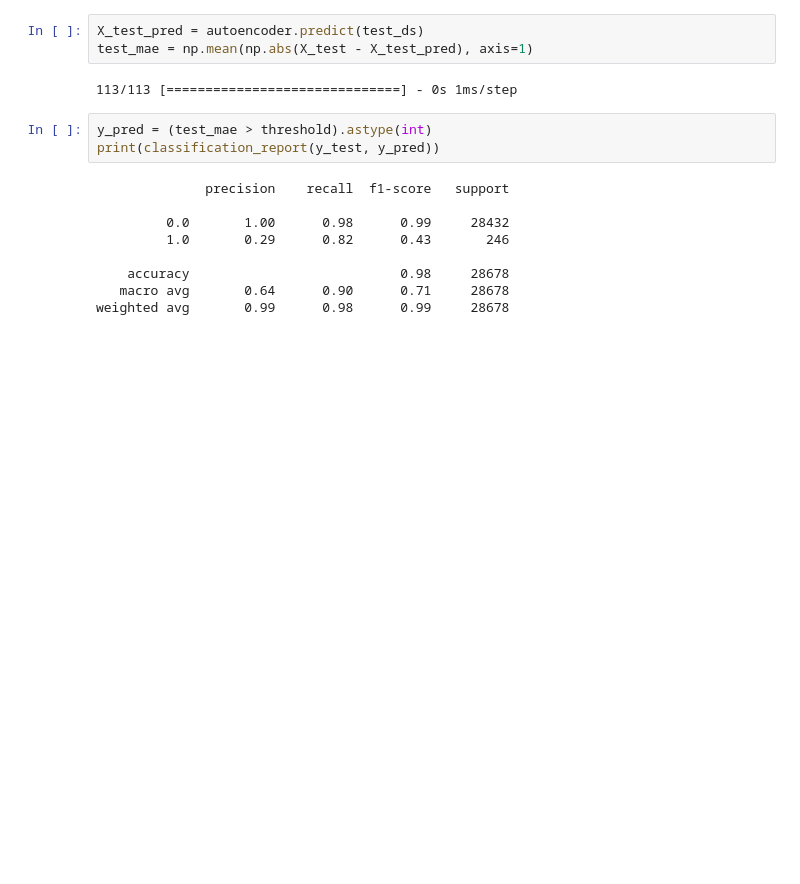
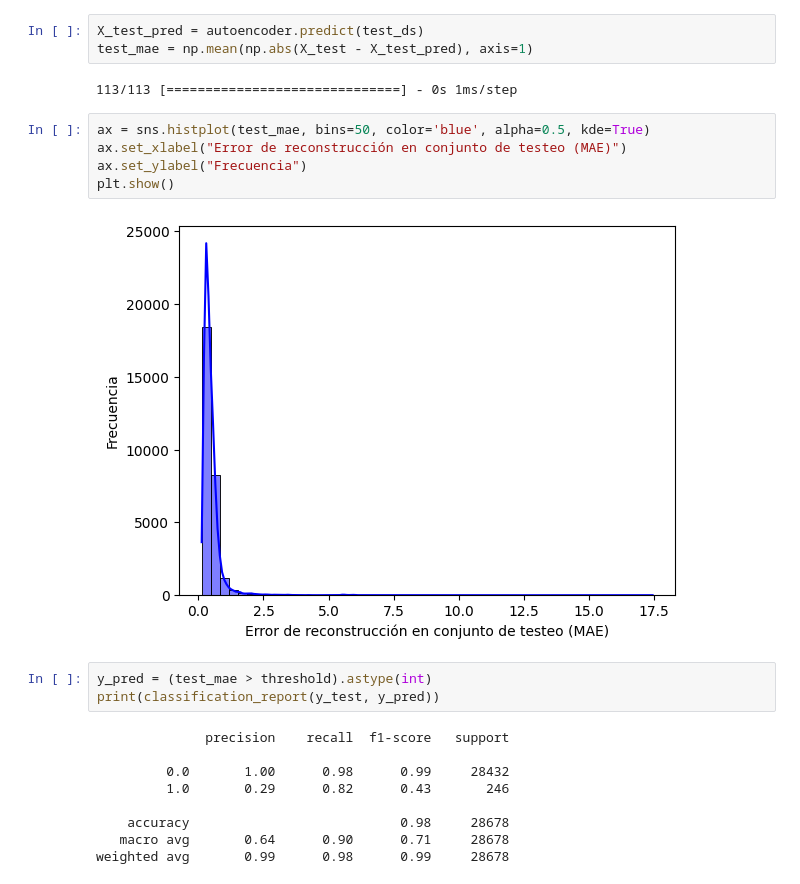
Before and after one commit to diesn97/MDL2501, a Jupyter notebook: Reto 5/Reto_5_MDL2501.ipynb, the cells around one changed output. Saved outputs shown, nothing was run; the diff lists cells and outputs as text; blank space fills up the shorter version.

```diff
--- a/Reto 5/Reto_5_MDL2501.ipynb
+++ b/Reto 5/Reto_5_MDL2501.ipynb
@@ -199,6 +199,13 @@ X_test_pred = autoencoder.predict(test_ds)
 test_mae = np.mean(np.abs(X_test - X_test_pred), axis=1)
 # %% [output]
 113/113 [==============================] - 0s 1ms/step
+# %%
+ax = sns.histplot(test_mae, bins=50, color='blue', alpha=0.5, kde=True)
+ax.set_xlabel("Error de reconstrucción en conjunto de testeo (MAE)")
+ax.set_ylabel("Frecuencia")
+plt.show()
+# %% [output]
+[figure, added]
 # %%
 y_pred = (test_mae > threshold).astype(int)
 print(classification_report(y_test, y_pred))
```
Also changed, not shown: parts of 1 cell of this notebook.
